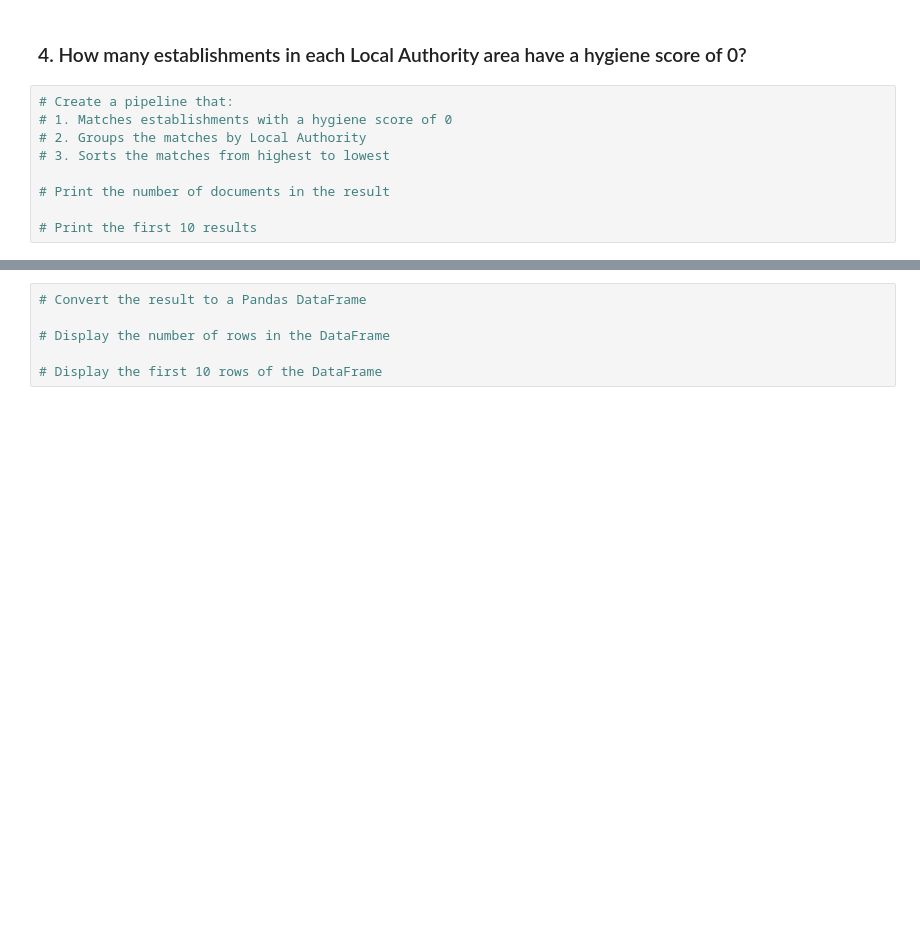
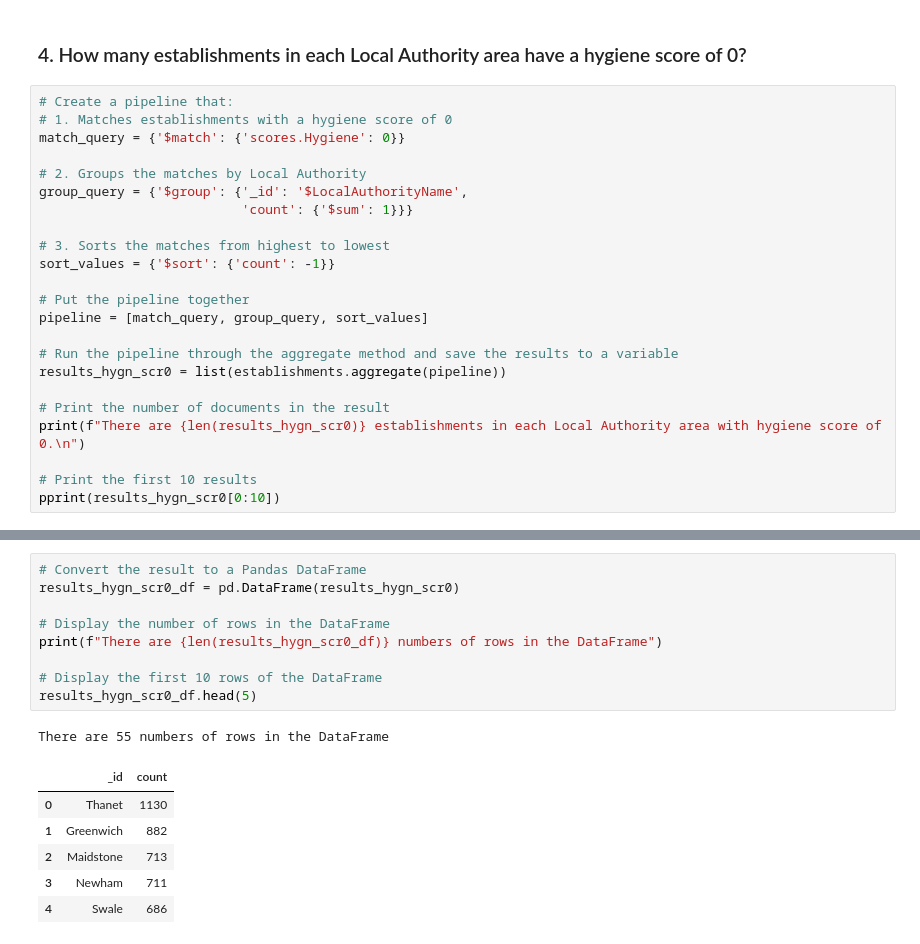
Before and after one commit to ZalakG/nosql-challenge, a Jupyter notebook: NoSQL_analysis_starter.ipynb, the cells around one changed output, grey strips where cells are left out. Drawn from its saved outputs; the diff is of its cells as text; blank space fills up the shorter version.

```diff
--- a/NoSQL_analysis_starter.ipynb
+++ b/NoSQL_analysis_starter.ipynb
@@ -120,9 +171,23 @@ sort =
 # %%
 # Create a pipeline that:
 # 1. Matches establishments with a hygiene score of 0
+match_query = {'$match': {'scores.Hygiene': 0}}
+
 # 2. Groups the matches by Local Authority
+group_query = {'$group': {'_id': '$LocalAuthorityName',
+                          'count': {'$sum': 1}}}
+
 # 3. Sorts the matches from highest to lowest
+sort_values = {'$sort': {'count': -1}}
+
+# Put the pipeline together
+pipeline = [match_query, group_query, sort_values]
+
+# Run the pipeline through the aggregate method and save the results to a variable
+results_hygn_scr0 = list(establishments.aggregate(pipeline))
 
 # Print the number of documents in the result
+print(f"There are {len(results_hygn_scr0)} establishments in each Local Authority area with hygiene score of 0.\n")
 
 # Print the first 10 results
+pprint(results_hygn_scr0[0:10])
@@ -129,6 +207,17 @@ sort =
 # %%
 # Convert the result to a Pandas DataFrame
+results_hygn_scr0_df = pd.DataFrame(results_hygn_scr0)
 
 # Display the number of rows in the DataFrame
+print(f"There are {len(results_hygn_scr0_df)} numbers of rows in the DataFrame")
 
 # Display the first 10 rows of the DataFrame
+results_hygn_scr0_df.head(5)
+# %% [output]
+There are 55 numbers of rows in the DataFrame
+|  | _id | count |
+| 0 | Thanet | 1130 |
+| 1 | Greenwich | 882 |
+| 2 | Maidstone | 713 |
+| 3 | Newham | 711 |
+| 4 | Swale | 686 |
```
Also changed, not shown: parts of 8 cells of this notebook.
